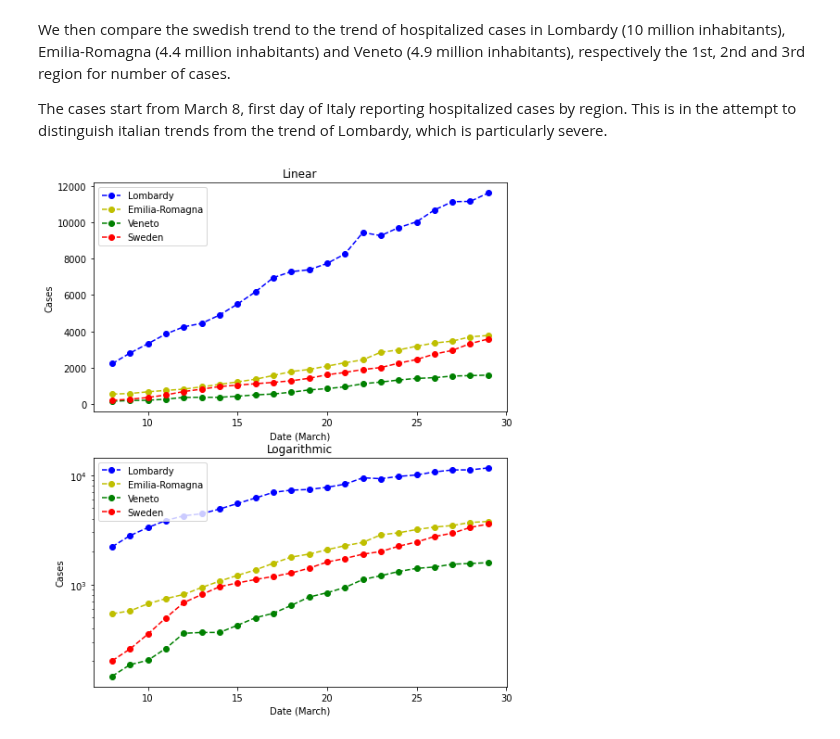
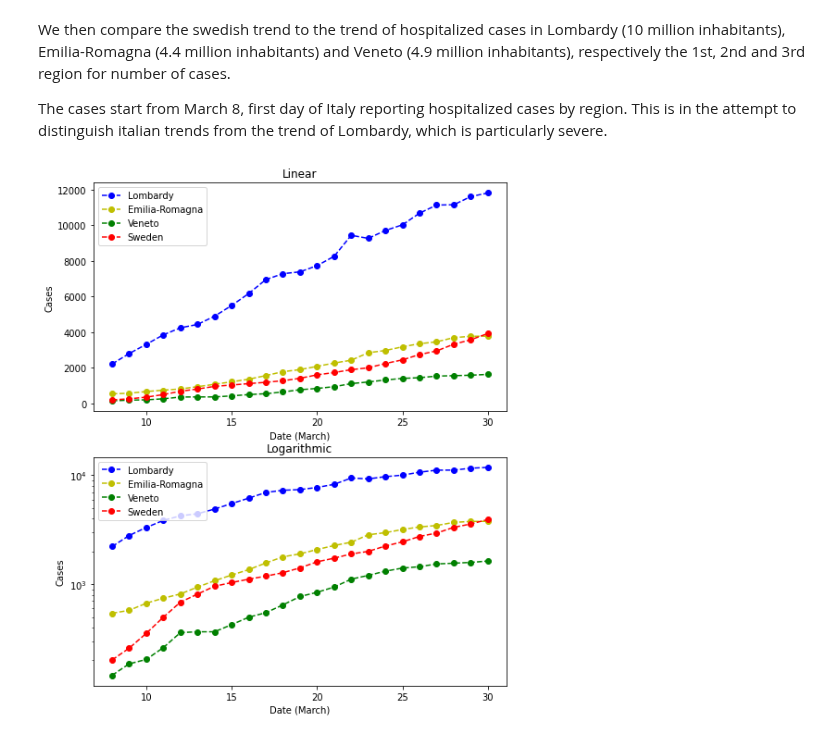
Before and after one commit to eera-l/Covid19-Sweden-Overview, a Jupyter notebook: c19-it-swe.ipynb, the cells around one changed output. Saved outputs shown, nothing was run; the diff lists cells and outputs as text; code cells hidden in the pictures.

```diff
--- a/c19-it-swe.ipynb
+++ b/c19-it-swe.ipynb
@@ -170,47 +213,49 @@ import matplotlib.pyplot as plt
 lom_hos = [2217, 2802, 3319, 3852, 4247, 4435,
            4898, 5500, 6171, 6953, 7285, 7387,
            7735, 8258, 9439, 9266, 9711, 10026,
-           10681, 11137, 11152, 11613]
+           10681, 11137, 11152, 11613, 11815]
 
 er_hos = [542, 576, 669, 745, 814, 942, 1076,
           1215, 1362, 1566, 1784, 1900, 2083, 2267,
           2429, 2846, 2974, 3180, 3354, 3461, 3695,
-          3769]
+          3769, 3779]
 
 ve_hos = [146, 186, 204, 262, 360, 366, 366,
           426, 498, 548, 646, 771, 843, 942, 1113,
-          1206, 1318, 1407, 1447, 1536, 1559, 1586]
+          1206, 1318, 1407, 1447, 1536, 1559, 1586,
+          1633]
 
 sweden_active = [202, 259, 354, 498, 685, 812, 958, 1036,
                  1113, 1187, 1276, 1412, 1607, 1734, 1897,
-                 2003, 2243, 2448, 2747, 2948, 3326, 3574]
+                 2003, 2243, 2448, 2747, 2948, 3326, 3574,
+                 3928]
 
-x = np.arange(8, 30)
+x = np.arange(8, len(lom_hos) + 8)
 
 fig = plt.figure()
 ax1 = fig.add_subplot(211)
 ax1.plot(x, lom_hos, '--bo', label='Lombardy')
 ax1.plot(x, er_hos, '--yo', label='Emilia-Romagna')
 ax1.plot(x, ve_hos, '--go', label='Veneto')
 ax1.plot(x, sweden_active, '--ro', label='Sweden')
 ax1.legend(loc="upper left")
 ax1.set_title('Linear')
 ax1.set_xlabel('Date (March)')
 ax1.set_ylabel('Cases')
 
 ax2 = fig.add_subplot(212)
 ax2.plot(x, lom_hos, '--bo', label='Lombardy')
 ax2.plot(x, er_hos, '--yo', label='Emilia-Romagna')
 ax2.plot(x, ve_hos, '--go', label='Veneto')
 ax2.plot(x, sweden_active, '--ro', label='Sweden')
 ax2.legend(loc="upper left")
 ax2.set_title('Logarithmic')
 ax2.set_xlabel('Date (March)')
 ax2.set_ylabel('Cases')
 ax2.set_yscale('log')
 
 fig.set_figheight(10)
 fig.set_figwidth(8)
 plt.show()
 # %% [output]
-[figure, old version]
+[figure, new version]
```
Also changed, not shown: parts of 6 cells of this notebook.
